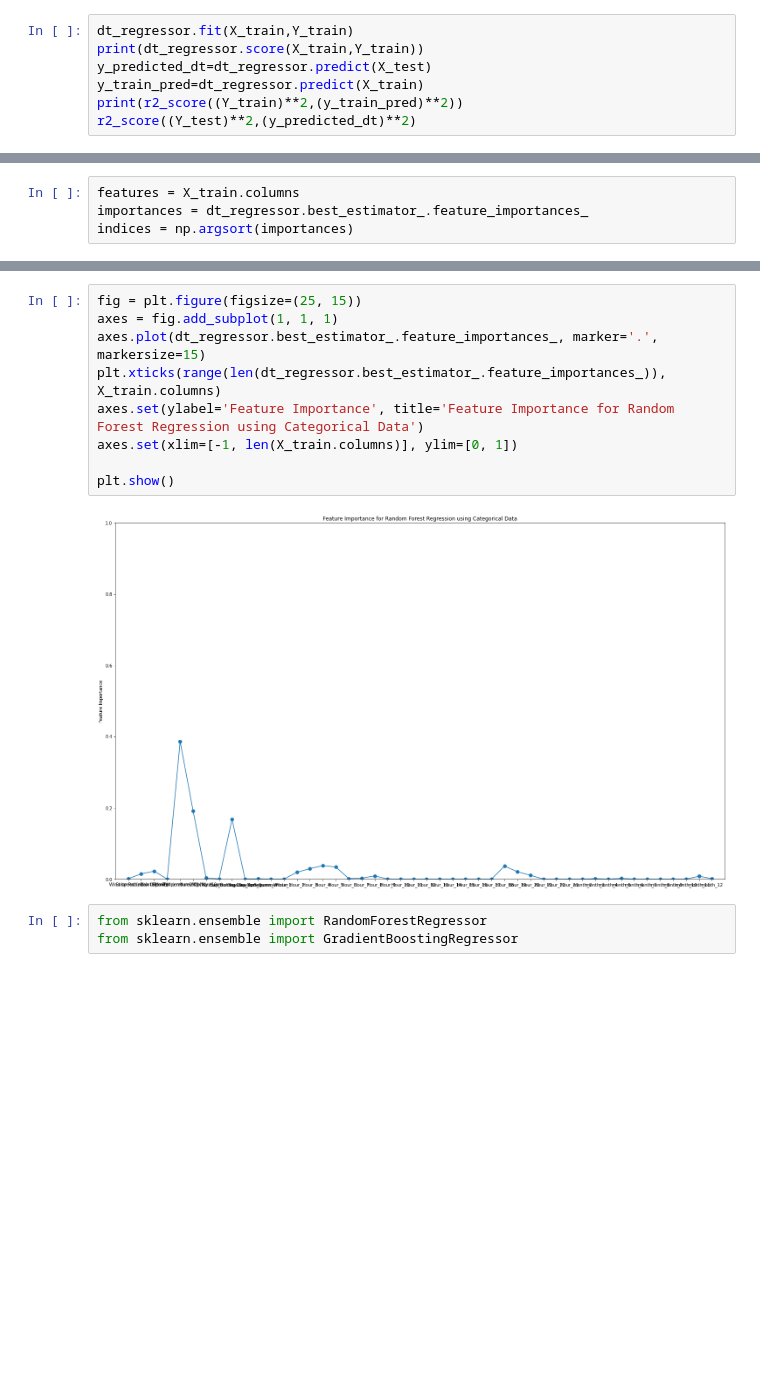
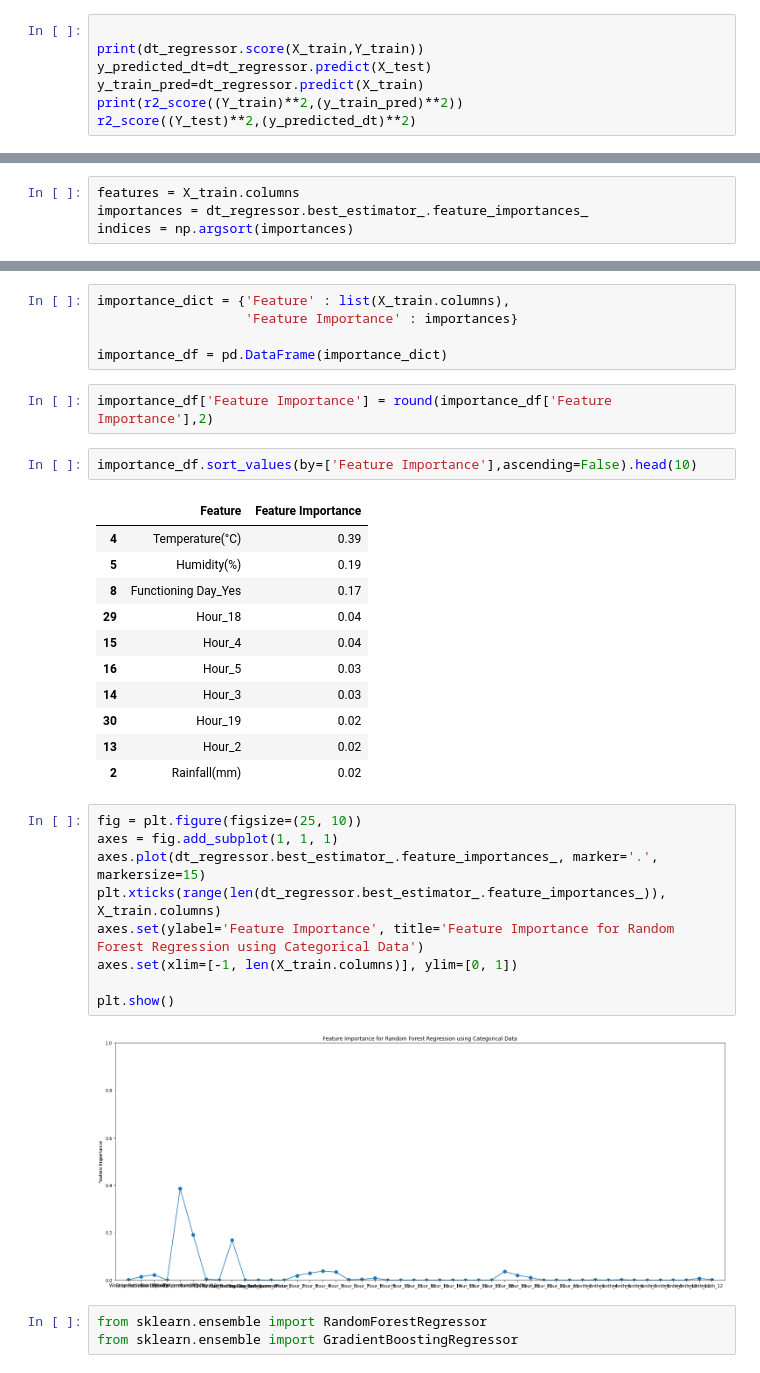
Before and after one commit to dkd99/Seoul-Bike-Sharing-Demand-Prediction, a Jupyter notebook: Bike_Sharing_Demand_Prediction_Capstone_Project.ipynb, the cells around one changed output, grey strips where cells are left out. Cells and saved outputs as stored; diff of their text form; blank space fills up the shorter version.

```diff
--- a/Bike_Sharing_Demand_Prediction_Capstone_Project.ipynb
+++ b/Bike_Sharing_Demand_Prediction_Capstone_Project.ipynb
@@ -1001,5 +1067,5 @@ Using  {'max_depth': 10, 'max_leaf_nodes': 100}  r2_score is:  0.754340794263337
 # %%
-dt_regressor.fit(X_train,Y_train)
+
 print(dt_regressor.score(X_train,Y_train))
 y_predicted_dt=dt_regressor.predict(X_test)
 y_train_pred=dt_regressor.predict(X_train)
@@ -1041,14 +1107,35 @@ plt.show()
+# %%
+importance_dict = {'Feature' : list(X_train.columns),
+                   'Feature Importance' : importances}
+
+importance_df = pd.DataFrame(importance_dict)
+# %%
+importance_df['Feature Importance'] = round(importance_df['Feature Importance'],2)
+# %%
+importance_df.sort_values(by=['Feature Importance'],ascending=False).head(10)
+# %% [output]
+|  | Feature | Feature Importance |
+| 4 | Temperature(°C) | 0.39 |
+| 5 | Humidity(%) | 0.19 |
+| 8 | Functioning Day_Yes | 0.17 |
+| 29 | Hour_18 | 0.04 |
+| 15 | Hour_4 | 0.04 |
+| 16 | Hour_5 | 0.03 |
+| 14 | Hour_3 | 0.03 |
+| 30 | Hour_19 | 0.02 |
+| 13 | Hour_2 | 0.02 |
+| 2 | Rainfall(mm) | 0.02 |
 # %%
-fig = plt.figure(figsize=(25, 15))
+fig = plt.figure(figsize=(25, 10))
 axes = fig.add_subplot(1, 1, 1)
 axes.plot(dt_regressor.best_estimator_.feature_importances_, marker='.', markersize=15)
 plt.xticks(range(len(dt_regressor.best_estimator_.feature_importances_)), X_train.columns)
 axes.set(ylabel='Feature Importance', title='Feature Importance for Random Forest Regression using Categorical Data')
 axes.set(xlim=[-1, len(X_train.columns)], ylim=[0, 1])
 
 plt.show()
 # %% [output]
-[figure, old version]
+[figure, new version]
 # %%
 from sklearn.ensemble import RandomForestRegressor
 from sklearn.ensemble import GradientBoostingRegressor
```
Also changed, not shown: parts of 72 cells of this notebook.
